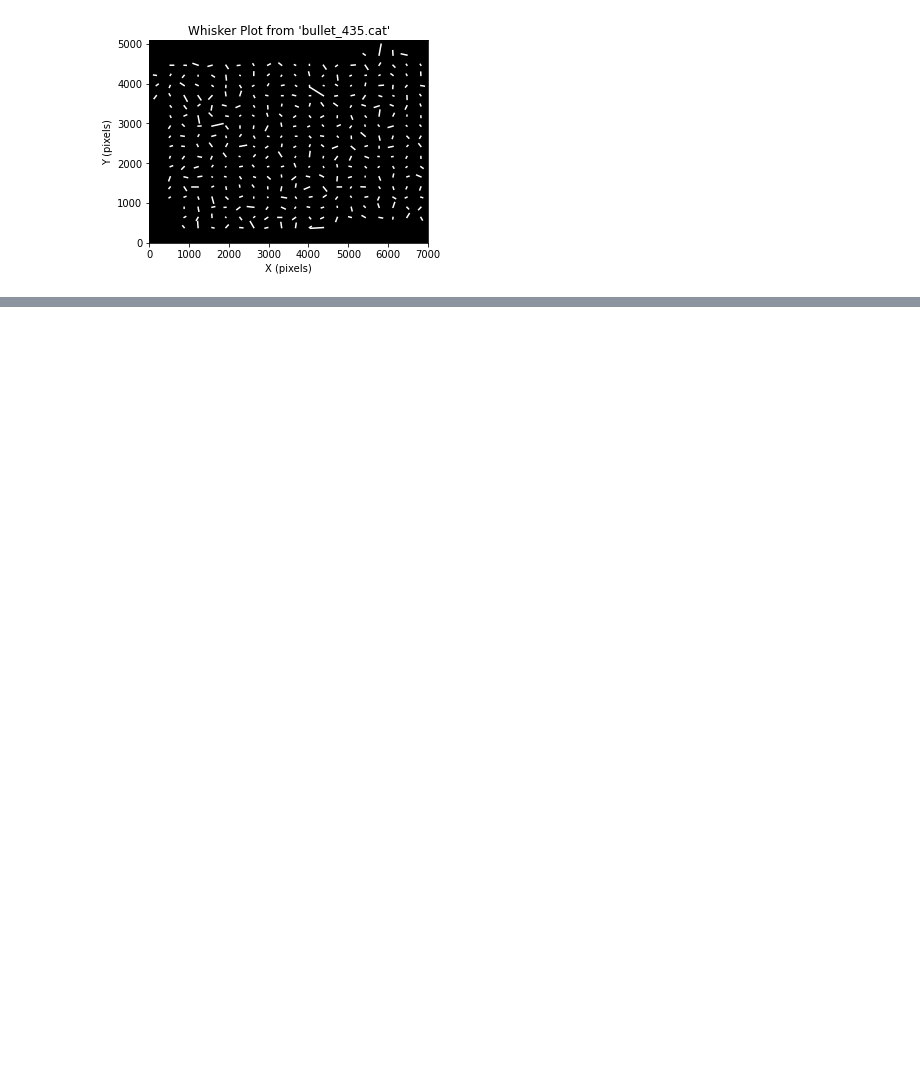
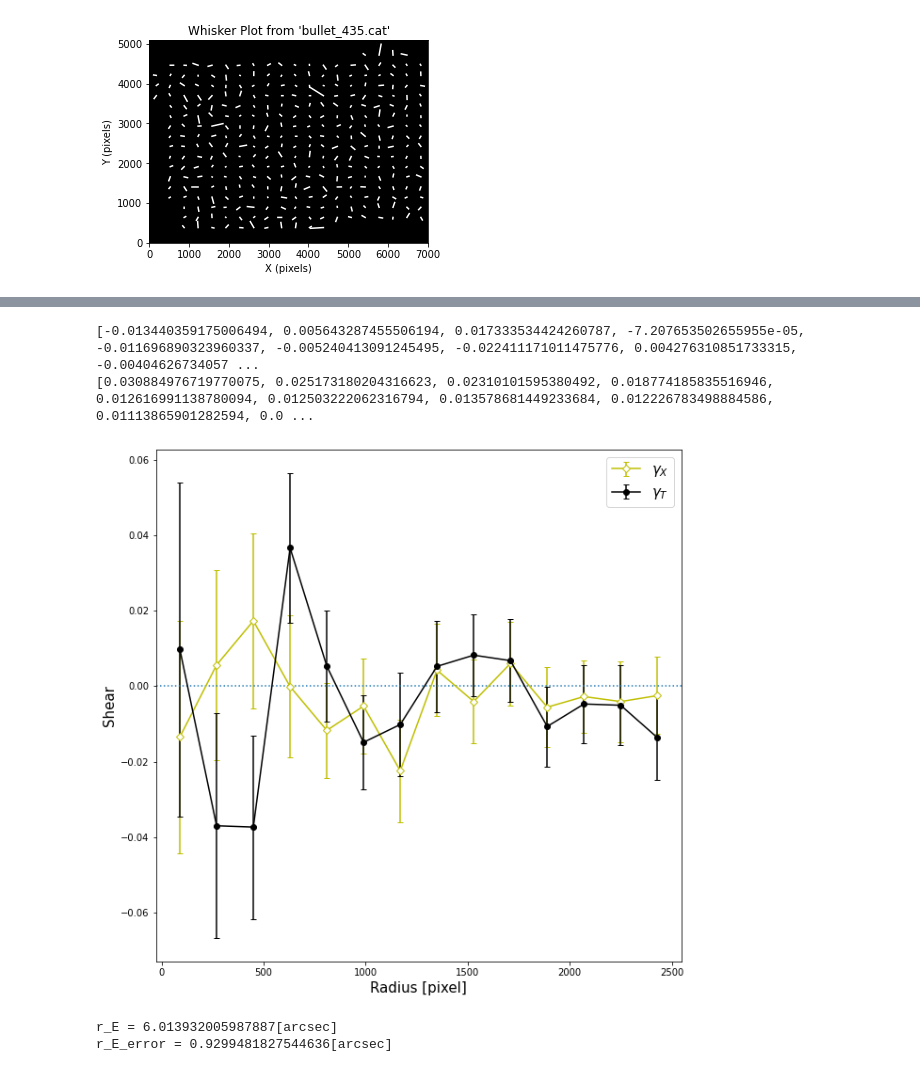
Before and after one commit to b0seong/Bullet_first-assignment_0106, a Jupyter notebook: first_from-cat435.ipynb, the cells around one changed output, grey strips where cells are left out. Drawn from its saved outputs; the diff is of its cells as text; code cells hidden in the pictures; blank space fills up the shorter version.

```diff
--- a/first_from-cat435.ipynb
+++ b/first_from-cat435.ipynb
@@ -172,0 +179,77 @@ plt.show()
+# %%
+#----- Tangential Shear
+origin = [3506, 2550]
+dx = xcen - origin[0]
+dy = ycen - origin[1]
+
+# Ellipticity Rotation
+radius = np.sqrt(dx**2 + dy**2)
+cos_phi = dx/radius
+sin_phi = dy/radius
+cos_2phi = cos_phi**2 - sin_phi**2
+sin_2phi = 2*cos_phi*sin_phi
+r_t = -r1*cos_2phi - r2*sin_2phi ###### 효선이는 여기서 잘못했다.
+r_x = -r1*sin_2phi + r2*cos_2phi ###### phi가 아니라 2phi로부터 정의된 real_e1, real_e2(53,54행 참고)를 써야하는게 자명하다. e1과 e2의 정의에 의해서.
+
+# Binning
+gamma_t = []
+gamma_terr = []
+gamma_x = []
+gamma_xerr = []
+
+for i in range(14):
+    ind = np.where((radius>=i*180) & (radius<(i+1)*180))
+    r_t_avg = np.mean(r_t[ind])
+    r_t_std = np.std(r_t[ind]) / np.sqrt(len(r_t[ind]))
+    r_x_avg = np.mean(r_x[ind])
+    r_x_std = np.std(r_x[ind]) / np.sqrt(len(r_x[ind]))#####효선이 실수했다. r_x로 해야되는데 r_t로 했다.
+    gamma_t.append(r_t_avg)
+    gamma_terr.append(r_t_std)
+    gamma_x.append(r_x_avg)
+    gamma_xerr.append(r_x_std)
+print(gamma_x)
+print(gamma_xerr)
+
+R = np.arange(90, 2550, 180)
+fig = plt.figure(figsize=(10,10))
+plt.errorbar(R, gamma_x, yerr=gamma_xerr, c='y', marker='D', mfc='w', capsize=3, label=r'$\gamma_X$')
+plt.errorbar(R, gamma_t, yerr=gamma_terr, c='k', marker='o', capsize=3, label =r'$\gamma_T$')
+plt.axhline(0, linestyle=':')
+plt.legend(fontsize=15)
+plt.xlabel("Radius [pixel]", size=15)
+plt.ylabel("Shear", size=15)
+plt.show()
+# %% [output]
+[-0.013440359175006494, 0.005643287455506194, 0.017333534424260787, -7.207653502655955e-05, -0.011696890323960337, -0.005240413091245495, -0.022411171011475776, 0.004276310851733315, -0.00404626734057 ...
+[0.030884976719770075, 0.025173180204316623, 0.02310101595380492, 0.018774185835516946, 0.012616991138780094, 0.012503222062316794, 0.013578681449233684, 0.012226783498884586, 0.01113865901282594, 0.0 ...
+[figure, added]
+# %%
+#----- SIS fitting
+def SIS(x, r_E):
+    result = copy.deepcopy(x)
+    inner = np.where(x<=r_E)
+    outer = np.where(x>r_E)
+    result[inner] = (2*x[inner]-r_E)/r_E #####pdf에 나온 것은 [r_E]단위이므로 분자분모에 [pixel]/[r_E]를 곱해준 것이다.
+    result[outer] = r_E/(2*x[outer]-r_E) # result는 reduced shear를 나타낸다.
+    return result
+
+pix_scale = 0.05    #[arcsec/pixel]
+
+popt, pcov = curve_fit(SIS, R, gamma_t, sigma=gamma_terr, p0=(100))
+#####r_E = popt[1] * pix_scale #####효선이가 틀린 것 같다. r_E는 [1]을 써야지 [0]은 x잖아..
+#####r_Eerr = np.sqrt(pcov[1][1]) * pix_scale #####같은 이유로 이것도 [0]이 아니라 [1][1]일텐데.. [0]은 [x의 분산, x와 E_r의 공분산]이잖아..
+#####게다가 error는 pcov에 sqrt를 취해야 하는데 효선이는 그냥 분산을 적었다. 이건 공식문서의 pcov 설명란에 "standard deviation error"를 구하는 방법이라고 정확히 명시되어있다.
+#####위의 내 추측이 맞다는 정확적 증거로, 효선이는 그 다음에 r_Eerr을 활용하지 않았다. 오직 print로만 활용함.
+##### !!!!! 내가 틀렸다. 이건 이상하게 popt가 값이 2개가 아니라 1개가 나와서 matrix가 2x2가 아니라 1x1이다... 그래서 popt랑 pcov 둘 다 효선이가 맞다.
+##### 단 np.sqrt()해줘야하는 건 내가 맞다.
+##### !!!!! 아~ 이해했다.. def에서 첫 번째 들어가는 값은 xdata이고, curve_fit으로 추정하는 값은 그 다음에 위치하는 *params이다.
+r_E = popt[0] * pix_scale
+r_Eerr = np.sqrt(pcov[0][0]) * pix_scale
+##### 이건 효선이가 틀린게 맞다. r_Eerr은 내가 바로 윗줄에 적은 것 처럼, np.sqrt(pcov[0])이다.
+##### 또 pcov는 2d array이므로 1x1이라도 인덱스를 두 개([0][0]) 써주어야 한다.
+
+print("r_E = " + str(r_E) + "[arcsec]")
+print("r_E_error = " + str(r_Eerr) + "[arcsec]")
+# %% [output]
+r_E = 6.013932005987887[arcsec]
+r_E_error = 0.9299481827544636[arcsec]
```
Also changed, not shown: parts of 3 cells of this notebook, 11 other files.
